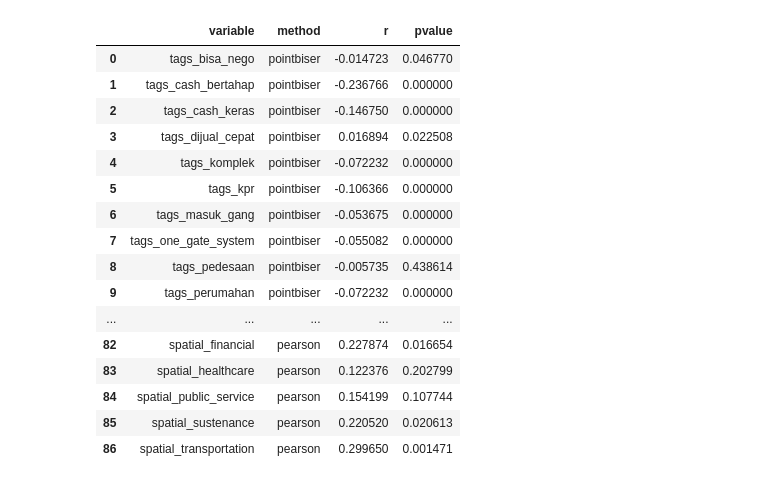
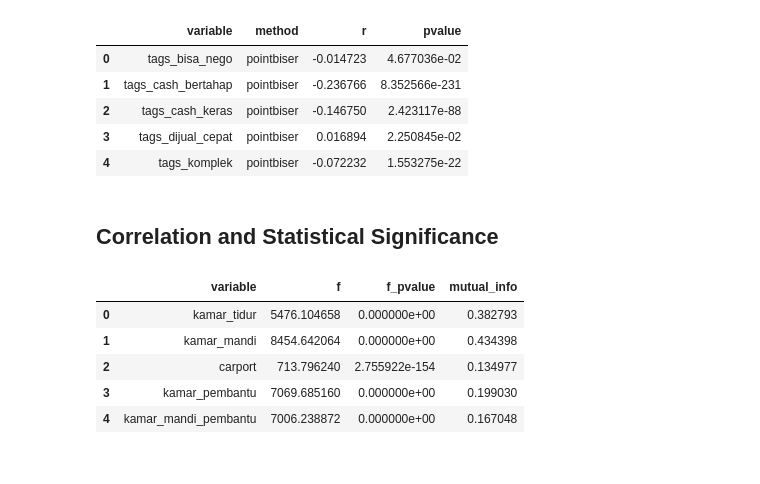
Before and after one commit to fahminlb33/bogor-house-price, a Jupyter notebook: notebooks/eda_corr.ipynb, the cells around one changed output. Saved outputs shown, nothing was run; the diff lists cells and outputs as text; code cells hidden in the pictures.

```diff
--- a/notebooks/eda_corr.ipynb
+++ b/notebooks/eda_corr.ipynb
@@ -23,23 +21,37 @@ len(df[df["pvalue"] < 0.05])
+# %%
+df_corr = pd.read_csv("../dataset/etl/L3.correlations_features.csv")
+df_corr.head()
+# %% [output]
+|  | variable | method | r | pvalue |
+| 0 | tags_bisa_nego | pointbiser | -0.014723 | 4.677036e-02 |
+| 1 | tags_cash_bertahap | pointbiser | -0.236766 | 8.352566e-231 |
+| 2 | tags_cash_keras | pointbiser | -0.146750 | 2.423117e-88 |
+| 3 | tags_dijual_cepat | pointbiser | 0.016894 | 2.250845e-02 |
+| 4 | tags_komplek | pointbiser | -0.072232 | 1.553275e-22 |
+# %%
+X = df.select_dtypes("number").drop(columns=["price"])
+y = df["price"]
+# %% [markdown]
+## Correlation and Statistical Significance
 # %%
 def formatter_pvalue(x):
   return "color: red" if x < 0.05 else None
-
-df.style.map(formatter_pvalue, subset=["pvalue"])
-# %% [output]
-|  | variable | method | r | pvalue |
-| 0 | tags_bisa_nego | pointbiser | -0.014723 | 0.046770 |
-| 1 | tags_cash_bertahap | pointbiser | -0.236766 | 0.000000 |
-| 2 | tags_cash_keras | pointbiser | -0.146750 | 0.000000 |
-| 3 | tags_dijual_cepat | pointbiser | 0.016894 | 0.022508 |
-| 4 | tags_komplek | pointbiser | -0.072232 | 0.000000 |
-| 5 | tags_kpr | pointbiser | -0.106366 | 0.000000 |
-| 6 | tags_masuk_gang | pointbiser | -0.053675 | 0.000000 |
-| 7 | tags_one_gate_system | pointbiser | -0.055082 | 0.000000 |
-| 8 | tags_pedesaan | pointbiser | -0.005735 | 0.438614 |
-| 9 | tags_perumahan | pointbiser | -0.072232 | 0.000000 |
-| ... | ... | ... | ... | ... |
-| 82 | spatial_financial | pearson | 0.227874 | 0.016654 |
-| 83 | spatial_healthcare | pearson | 0.122376 | 0.202799 |
-| 84 | spatial_public_service | pearson | 0.154199 | 0.107744 |
-| 85 | spatial_sustenance | pearson | 0.220520 | 0.020613 |
-| 86 | spatial_transportation | pearson | 0.299650 | 0.001471 |
+# %%
+freg = f_regression(X, y)
+mutinfo = mutual_info_regression(X, y)
+
+df_corr_fmut = pd.DataFrame({
+    "variable": X.columns,
+    "f": freg[0],
+    "f_pvalue": freg[1],
+    "mutual_info": mutinfo
+})
+
+df_corr_fmut.head()
+# %% [output]
+|  | variable | f | f_pvalue | mutual_info |
+| 0 | kamar_tidur | 5476.104658 | 0.000000e+00 | 0.382793 |
+| 1 | kamar_mandi | 8454.642064 | 0.000000e+00 | 0.434398 |
+| 2 | carport | 713.796240 | 2.755922e-154 | 0.134977 |
+| 3 | kamar_pembantu | 7069.685160 | 0.000000e+00 | 0.199030 |
+| 4 | kamar_mandi_pembantu | 7006.238872 | 0.000000e+00 | 0.167048 |
```
Also changed, not shown: parts of 13 cells of this notebook.
